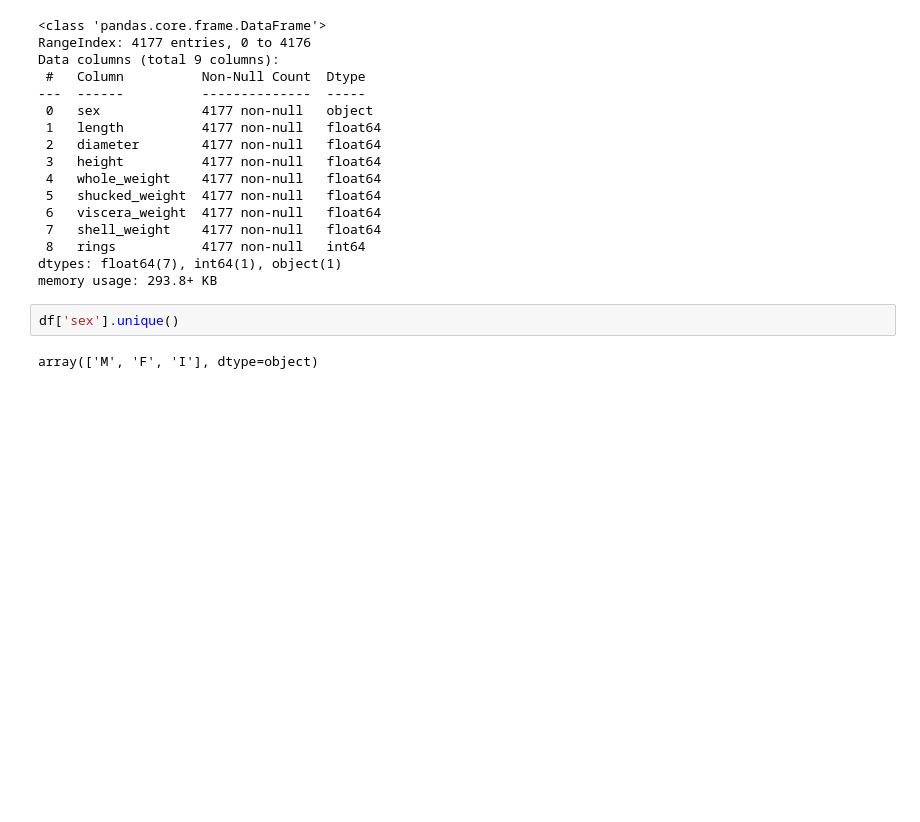
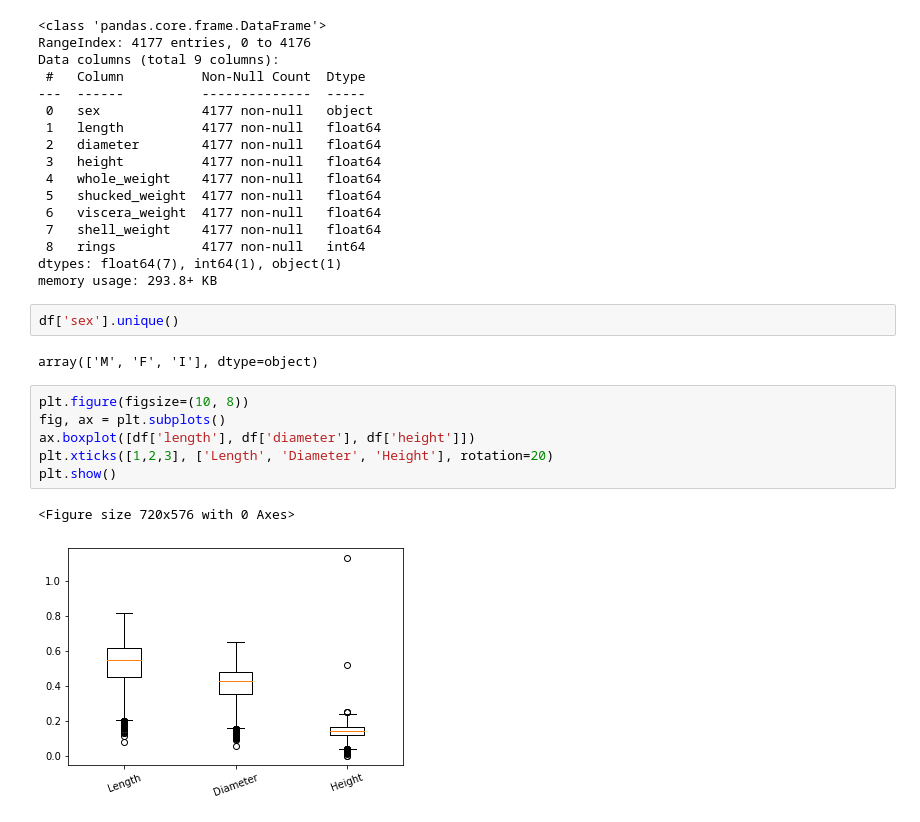
Before and after one commit to Phyvoz/DS_project, a Jupyter notebook: project.ipynb, the cells around one changed output. Saved outputs shown, nothing was run; the diff lists cells and outputs as text; blank space fills up the shorter version.

```diff
--- a/project.ipynb
+++ b/project.ipynb
@@ -49,3 +49,12 @@ memory usage: 293.8+ KB
 df['sex'].unique()
 # %% [output]
 array(['M', 'F', 'I'], dtype=object)
+# %%
+plt.figure(figsize=(10, 8))
+fig, ax = plt.subplots()
+ax.boxplot([df['length'], df['diameter'], df['height']])
+plt.xticks([1,2,3], ['Length', 'Diameter', 'Height'], rotation=20)
+plt.show()
+# %% [output]
+<Figure size 720x576 with 0 Axes>
+[figure, added]
```
Also changed, not shown: parts of 12 cells of this notebook.
